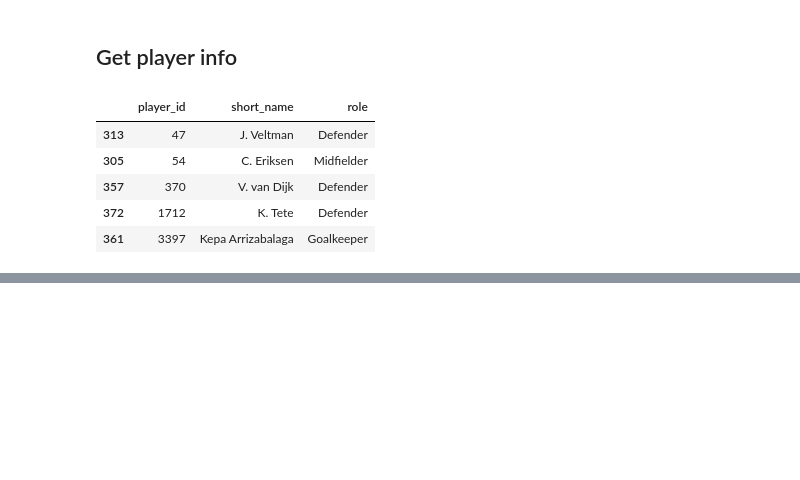
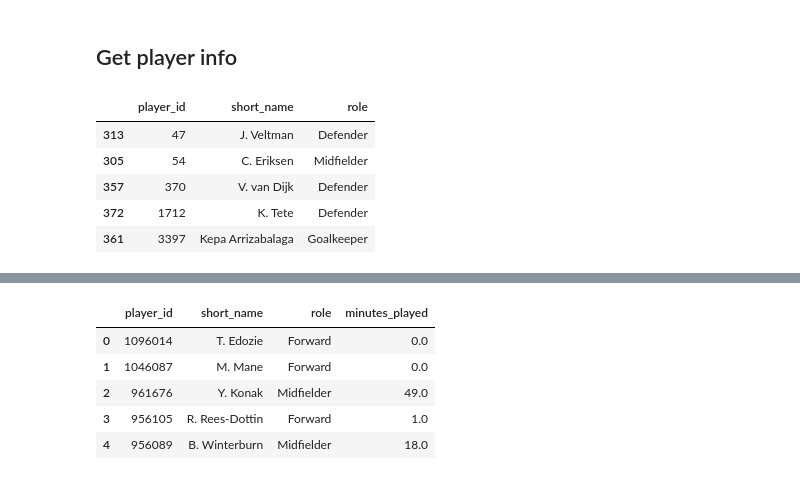
Before and after one commit to MarijnSt/soccermatics-project-2, a Jupyter notebook: notebooks/expected_danger.ipynb, the cells around one changed output, grey strips where cells are left out. Drawn from its saved outputs; the diff is of its cells as text; code cells hidden in the pictures; blank space fills up the shorter version.

```diff
--- a/notebooks/expected_danger.ipynb
+++ b/notebooks/expected_danger.ipynb
@@ -684,9 +684,9 @@ players_info_path = os.path.join(project_root, 'data', 'wyscout_data', 'players.
 players_info = pd.read_parquet(players_info_path)
 
 # Keep relevant columns for merge
-players_info_merge = players_info[["player_id", "short_name", "role"]]
+players_info = players_info[["player_id", "short_name", "role"]]
 
-players_info_merge.sort_values(by='player_id', ascending=True).head()
+players_info.sort_values(by='player_id', ascending=True).head()
 # %% [output]
 |  | player_id | short_name | role |
 | 313 | 47 | J. Veltman | Defender |
@@ -696,0 +710,7 @@ players_info_merge.sort_values(by='player_id', ascending=True).head()
+# %%
+# Group minutes by player
+minutes_per_player = minutes_per_game.groupby('player_id').agg({
+    'minutes_played': 'sum'
+}).reset_index()
+
+minutes_per_player.head()
@@ -696,0 +724,15 @@ players_info_merge.sort_values(by='player_id', ascending=True).head()
+# %%
+# Merge with player info
+players_info_merge = players_info.merge(minutes_per_player, on='player_id', how='left')
+
+# Fill NaN values with 0
+players_info_merge = players_info_merge.fillna(0)
+
+players_info_merge.head()
+# %% [output]
+|  | player_id | short_name | role | minutes_played |
+| 0 | 1096014 | T. Edozie | Forward | 0.0 |
+| 1 | 1046087 | M. Mane | Forward | 0.0 |
+| 2 | 961676 | Y. Konak | Midfielder | 49.0 |
+| 3 | 956105 | R. Rees-Dottin | Forward | 1.0 |
+| 4 | 956089 | B. Winterburn | Midfielder | 18.0 |
```
Also changed, not shown: parts of 2 cells of this notebook.
